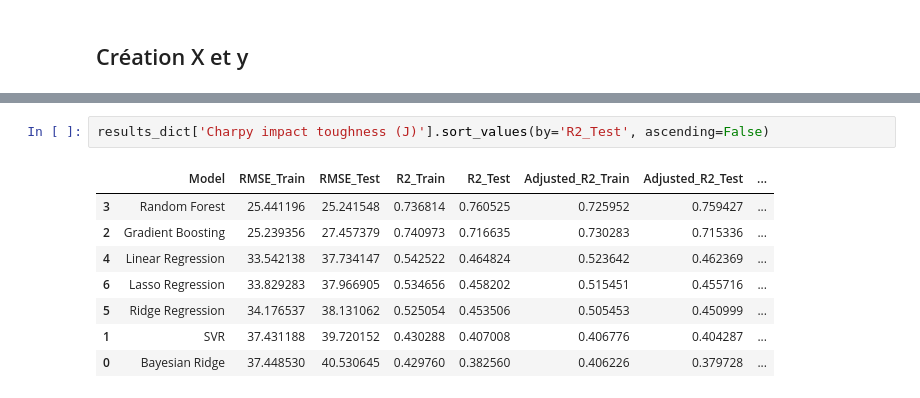
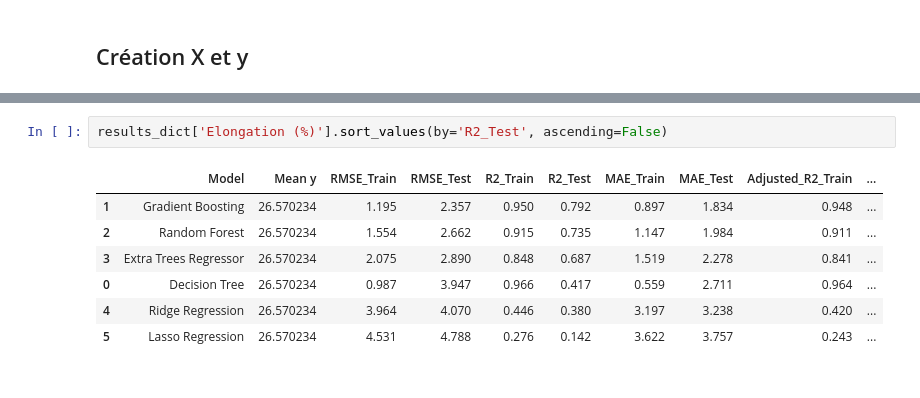
Before and after one commit to irenedagherr/ApprentissageAutomatiqueProjet, a Jupyter notebook: 5 - Implementation ML/MLsupervised.ipynb, the cells around one changed output, grey strips where cells are left out. Cells and saved outputs as stored; diff of their text form.

```diff
--- a/5 - Implementation ML/MLsupervised.ipynb
+++ b/5 - Implementation ML/MLsupervised.ipynb
@@ -527,11 +421,10 @@ results_dict['Ultimate tensile strength (MPa)'].sort_values(by='R2_Test', ascend
 # %%
-results_dict['Charpy impact toughness (J)'].sort_values(by='R2_Test', ascending=False)
+results_dict['Elongation (%)'].sort_values(by='R2_Test', ascending=False)
 # %% [output]
-|  | Model | RMSE_Train | RMSE_Test | R2_Train | R2_Test | Adjusted_R2_Train | Adjusted_R2_Test | ... |
-| 3 | Random Forest | 25.441196 | 25.241548 | 0.736814 | 0.760525 | 0.725952 | 0.759427 | ... |
-| 2 | Gradient Boosting | 25.239356 | 27.457379 | 0.740973 | 0.716635 | 0.730283 | 0.715336 | ... |
-| 4 | Linear Regression | 33.542138 | 37.734147 | 0.542522 | 0.464824 | 0.523642 | 0.462369 | ... |
-| 6 | Lasso Regression | 33.829283 | 37.966905 | 0.534656 | 0.458202 | 0.515451 | 0.455716 | ... |
-| 5 | Ridge Regression | 34.176537 | 38.131062 | 0.525054 | 0.453506 | 0.505453 | 0.450999 | ... |
-| 1 | SVR | 37.431188 | 39.720152 | 0.430288 | 0.407008 | 0.406776 | 0.404287 | ... |
-| 0 | Bayesian Ridge | 37.448530 | 40.530645 | 0.429760 | 0.382560 | 0.406226 | 0.379728 | ... |
+|  | Model | Mean y | RMSE_Train | RMSE_Test | R2_Train | R2_Test | MAE_Train | MAE_Test | Adjusted_R2_Train | ... |
+| 1 | Gradient Boosting | 26.570234 | 1.195 | 2.357 | 0.950 | 0.792 | 0.897 | 1.834 | 0.948 | ... |
+| 2 | Random Forest | 26.570234 | 1.554 | 2.662 | 0.915 | 0.735 | 1.147 | 1.984 | 0.911 | ... |
+| 3 | Extra Trees Regressor | 26.570234 | 2.075 | 2.890 | 0.848 | 0.687 | 1.519 | 2.278 | 0.841 | ... |
+| 0 | Decision Tree | 26.570234 | 0.987 | 3.947 | 0.966 | 0.417 | 0.559 | 2.711 | 0.964 | ... |
+| 4 | Ridge Regression | 26.570234 | 3.964 | 4.070 | 0.446 | 0.380 | 3.197 | 3.238 | 0.420 | ... |
+| 5 | Lasso Regression | 26.570234 | 4.531 | 4.788 | 0.276 | 0.142 | 3.622 | 3.757 | 0.243 | ... |
```
Also changed, not shown: parts of 19 cells of this notebook, 6 other files.
